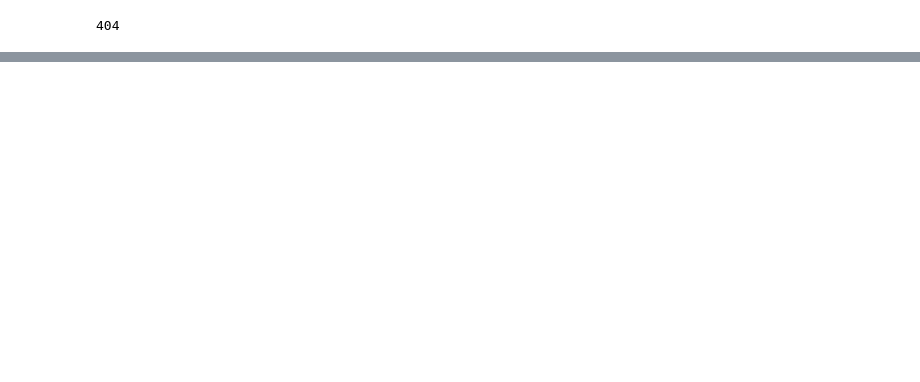
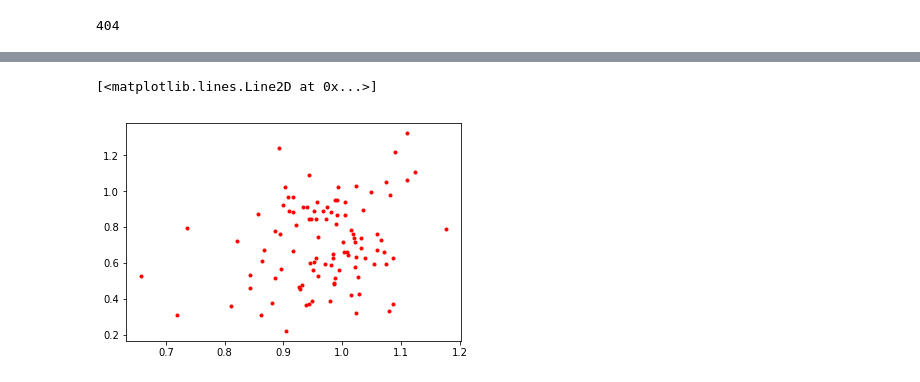
Before and after one commit to kaustubhharapanahalli/MachineLearningIntro, a Jupyter notebook: Linear Regression/house price detection using linear regression.ipynb, the cells around one changed output, grey strips where cells are left out. Saved outputs shown, nothing was run; the diff lists cells and outputs as text; code cells hidden in the pictures; blank space fills up the shorter version.

```diff
--- a/Linear Regression/house price detection using linear regression.ipynb
+++ b/Linear Regression/house price detection using linear regression.ipynb
@@ -99,2 +117,7 @@ plt.plot(x_train, y_train, 'g.')
+# %%
+plt.plot(x_test, y_test, 'r.')
+# %% [output]
+[<matplotlib.lines.Line2D at 0x...>]
+[figure, added]
 # %%
 def hypothesis(a,b,x):
```
Also changed, not shown: parts of 17 cells of this notebook.
